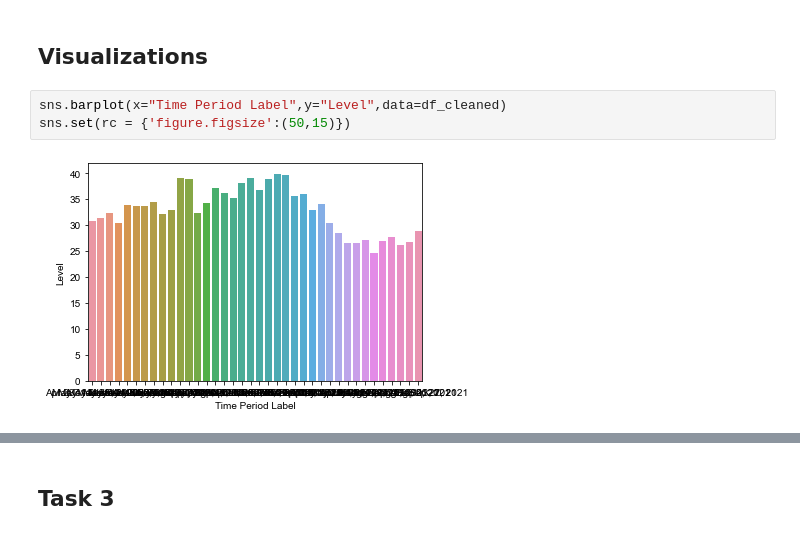
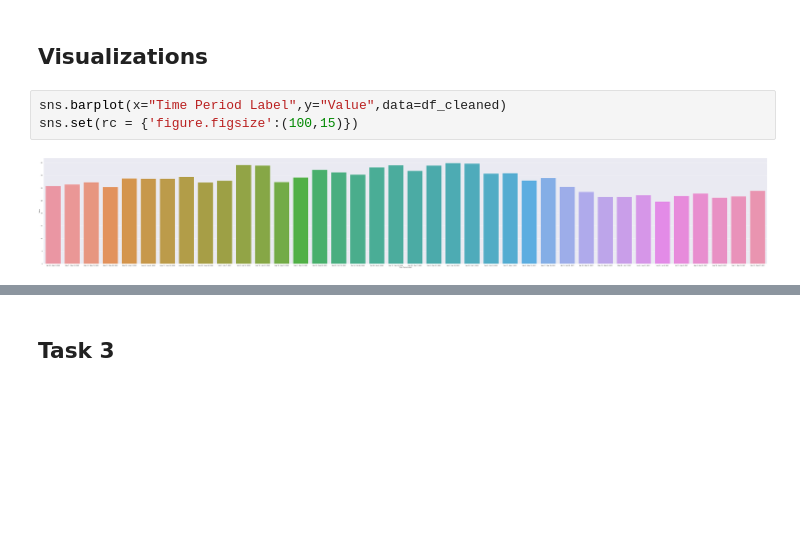
Before and after one commit to mvallido/project-group-29, a Jupyter notebook: notebooks/rajsomal_data.ipynb, the cells around one changed output, grey strips where cells are left out. Cells and saved outputs as stored; diff of their text form; blank space fills up the shorter version.

```diff
--- a/notebooks/rajsomal_data.ipynb
+++ b/notebooks/rajsomal_data.ipynb
@@ -133,8 +134,8 @@ df_cleaned.describe()
 # %% [markdown]
 ## Visualizations
 # %%
-sns.barplot(x="Time Period Label",y="Level",data=df_cleaned)
-sns.set(rc = {'figure.figsize':(50,15)})
+sns.barplot(x="Time Period Label",y="Value",data=df_cleaned)
+sns.set(rc = {'figure.figsize':(100,15)})
 # %% [output]
-[figure, old version]
+[figure, new version]
 # %%
```
Also changed, not shown: parts of 10 cells of this notebook, 4 other files.
